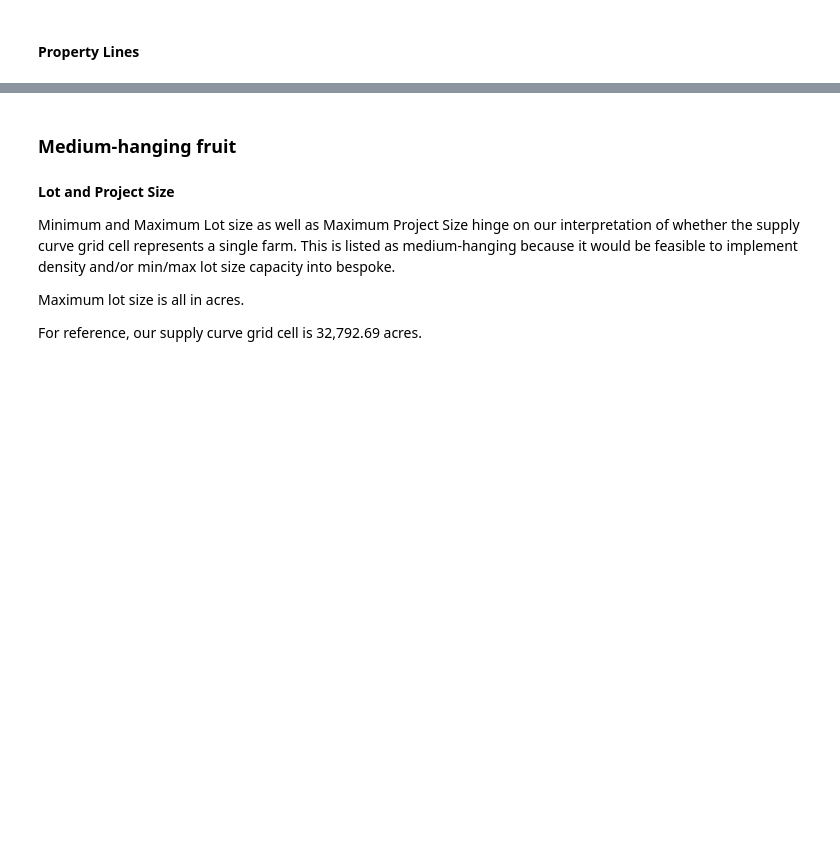
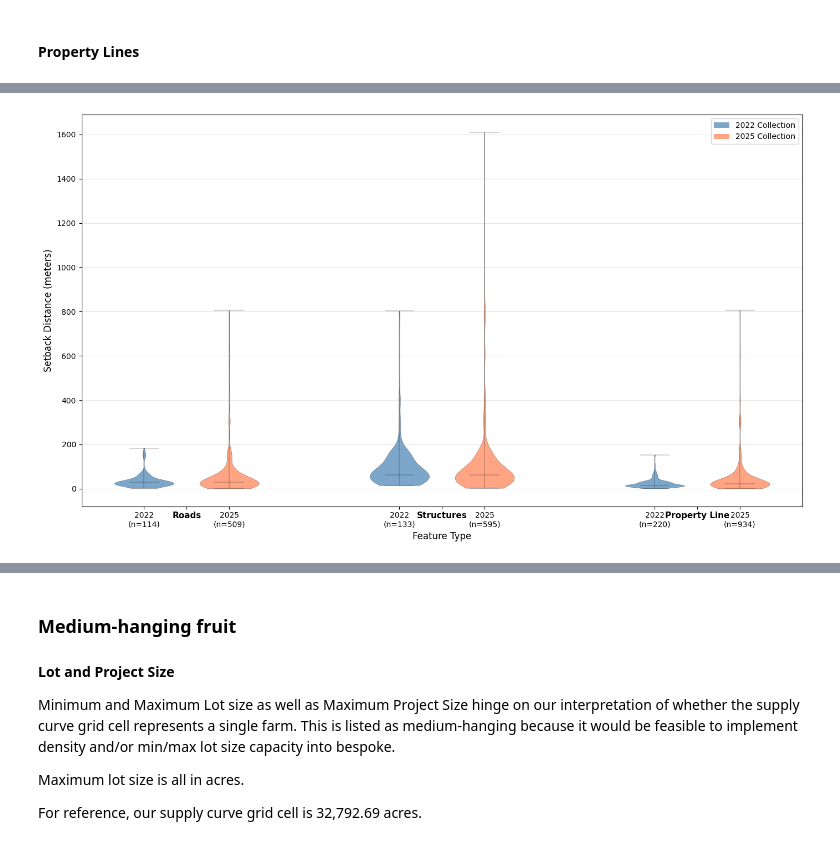
Before and after one commit to gabezuckerman/compass-integration-roadmap, a Jupyter notebook: compass_integration_roadmap_pv.ipynb, the cells around one changed output, grey strips where cells are left out. Cells and saved outputs as stored; diff of their text form; code cells hidden in the pictures; blank space fills up the shorter version.

```diff
--- a/compass_integration_roadmap_pv.ipynb
+++ b/compass_integration_roadmap_pv.ipynb
@@ -768,3 +871,100 @@ property line ordinances):
   Median: 6.10 m
   Min: 0.00 m
   Max: 121.92 m
+# %%
+from matplotlib.patches import Patch
+
+# Create a violin plot comparing old and new datasets for common features
+# Focus on features that exist in both datasets
+
+# Define common features and their mappings (old -> new)
+feature_mapping = {
+    'Roads': 'Roads',
+    'Structures': 'Structures (Non-Participating)',
+    'Property Line': 'Property Line (Non-Participating)'
+}
+
+# Prepare data for violin plot
+plot_data = []
+plot_labels = []
+positions = []
+pos_counter = 1
+colors_list = []
+
+for old_feature, new_feature in feature_mapping.items():
+    # Old data
+    old_data = old_ord[old_ord['Feature Type'] == old_feature]
+    old_data = old_data[old_data['Value Type'] == 'Meters']
+    old_values = pd.to_numeric(old_data['Value'], errors='coerce').dropna()
+
+    if len(old_values) > 0:
+        plot_data.append(old_values)
+        plot_labels.append(f'2022\n(n={len(old_values)})')
+        positions.append(pos_counter)
+        colors_list.append('steelblue')
+        pos_counter += 1
+
+    # New data
+    new_data = usable_ord[usable_ord['Feature'] == new_feature]
+    new_data = new_data[new_data['Units'] == 'feet']
+    new_values = pd.to_numeric(new_data['Value'], errors='coerce').dropna()
+    new_values_meters = new_values * 0.3048  # Convert to meters
+
+    if len(new_values_meters) > 0:
+        plot_data.append(new_values_meters)
+        plot_labels.append(f'2025\n(n={len(new_values_meters)})')
+        positions.append(pos_counter)
+        colors_list.append('coral')
+        pos_counter += 1
+
+    # Add gap between feature groups
+    pos_counter += 1
+
+# Create violin plot
+fig, ax = plt.subplots(figsize=(14, 8))
+parts = ax.violinplot(plot_data, positions=positions, widths=0.7, showmedians=True)
+
+# Color violin plots and set edges to black with thinner lines
+for i, pc in enumerate(parts['bodies']):
+    pc.set_facecolor(colors_list[i])
+    pc.set_alpha(0.7)
+    pc.set_edgecolor('black')
+    pc.set_linewidth(0.25)
+
+# Customize median line - set to black with thin line
+parts['cmedians'].set_color('black')
+parts['cmedians'].set_linewidth(0.25)
+
+# Set additional parts to black with thin lines
+parts['cmaxes'].set_color('black')
+parts['cmaxes'].set_linewidth(0.25)
+parts['cmins'].set_color('black')
+parts['cmins'].set_linewidth(0.25)
+parts['cbars'].set_color('black')
+parts['cbars'].set_linewidth(0.25)
+
+ax.set_ylabel('Setback Distance (meters)', fontsize=12)
+ax.set_xlabel('Feature Type', fontsize=12)
+ax.grid(True, alpha=0.3, axis='y')
+
+# Add custom x-axis labels for feature groups
+feature_positions = [1.5, 4.5, 7.5]  # Middle of each pair
+feature_names = list(feature_mapping.keys())
+ax.set_xticks(list(positions) + feature_positions)
+ax.set_xticklabels(plot_labels + feature_names)
+
+# Make feature names bold and larger
+for i, tick in enumerate(ax.get_xticklabels()):
+    if i >= len(plot_labels):
+        tick.set_fontweight('bold')
+        tick.set_fontsize(11)
+
+# Add legend
+legend_elements = [Patch(facecolor='steelblue', alpha=0.7, label='2022 Collection'),
+                   Patch(facecolor='coral', alpha=0.7, label='2025 Collection')]
+ax.legend(handles=legend_elements, loc='upper right')
+
+plt.tight_layout()
+plt.show()
+# %% [output]
+[figure, added]
```
Also changed, not shown: parts of 7 cells of this notebook, 20 other files.
